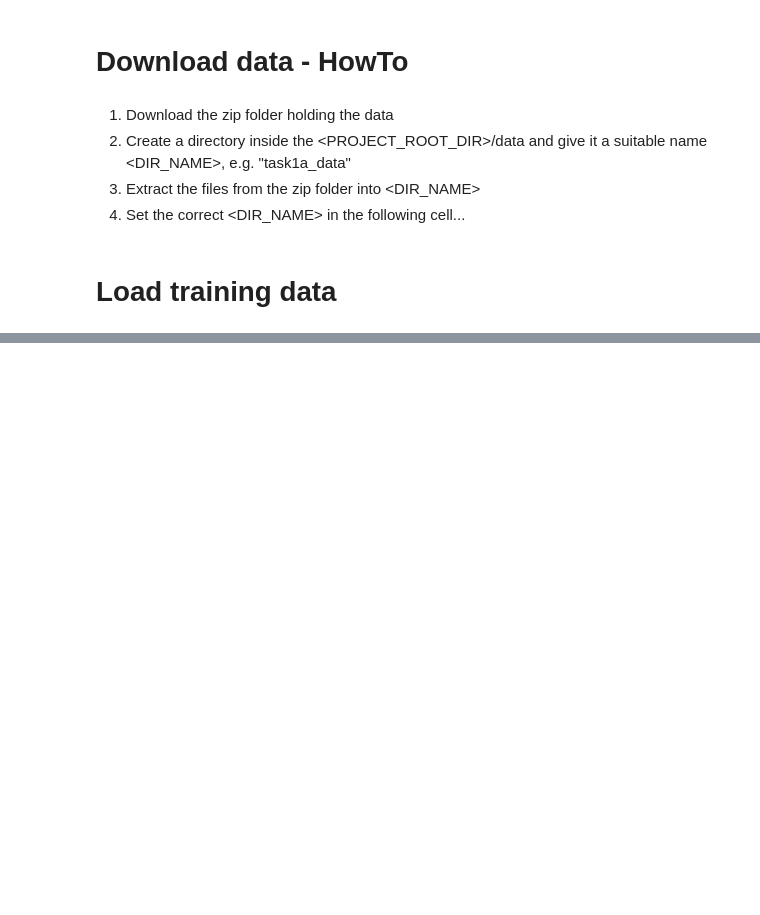
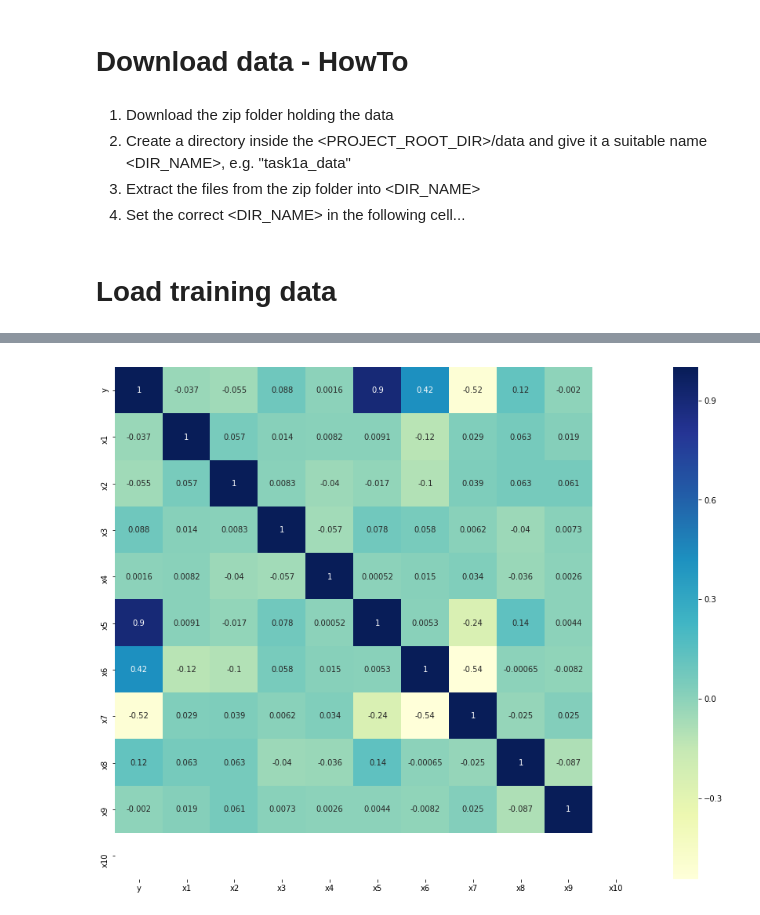
Before and after one commit to matthaeusheer/ml-project, a Jupyter notebook: notebooks/task_1a.ipynb, the cells around one changed output, grey strips where cells are left out. Saved outputs shown, nothing was run; the diff lists cells and outputs as text; code cells hidden in the pictures; blank space fills up the shorter version.

Commit message:
Added heatmap plot and potential feature combinations.

```diff
--- a/notebooks/task_1a.ipynb
+++ b/notebooks/task_1a.ipynb
@@ -77,3 +88,13 @@ plot_columns_serieses(train_data_full, columns='y', y_label='Target variable y')
+# %%
+def sns_correlation_plot(data_frame):
+    plt.figure(figsize=(15, 12))
+    correlation = data_frame.corr() #corr() method of pandas library calculates correlation between columns of dataframe
+    sns.heatmap(correlation, cmap="YlGnBu", annot=True)
+    plt.show()
+
+sns_correlation_plot(train_data_full)
+# %% [output]
+[figure, added]
 # %%
 from pandas.plotting import scatter_matrix
 
```
Also changed, not shown: parts of 9 cells of this notebook.
